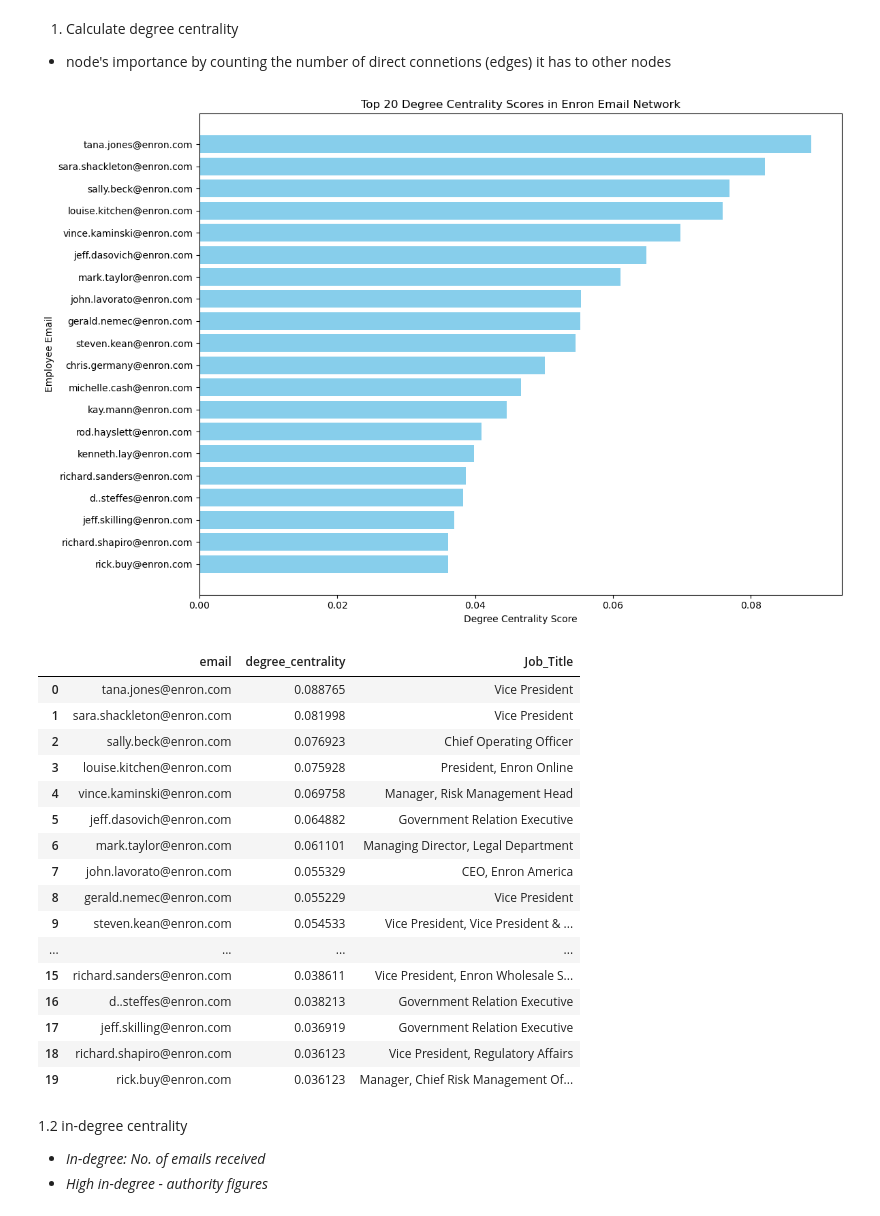
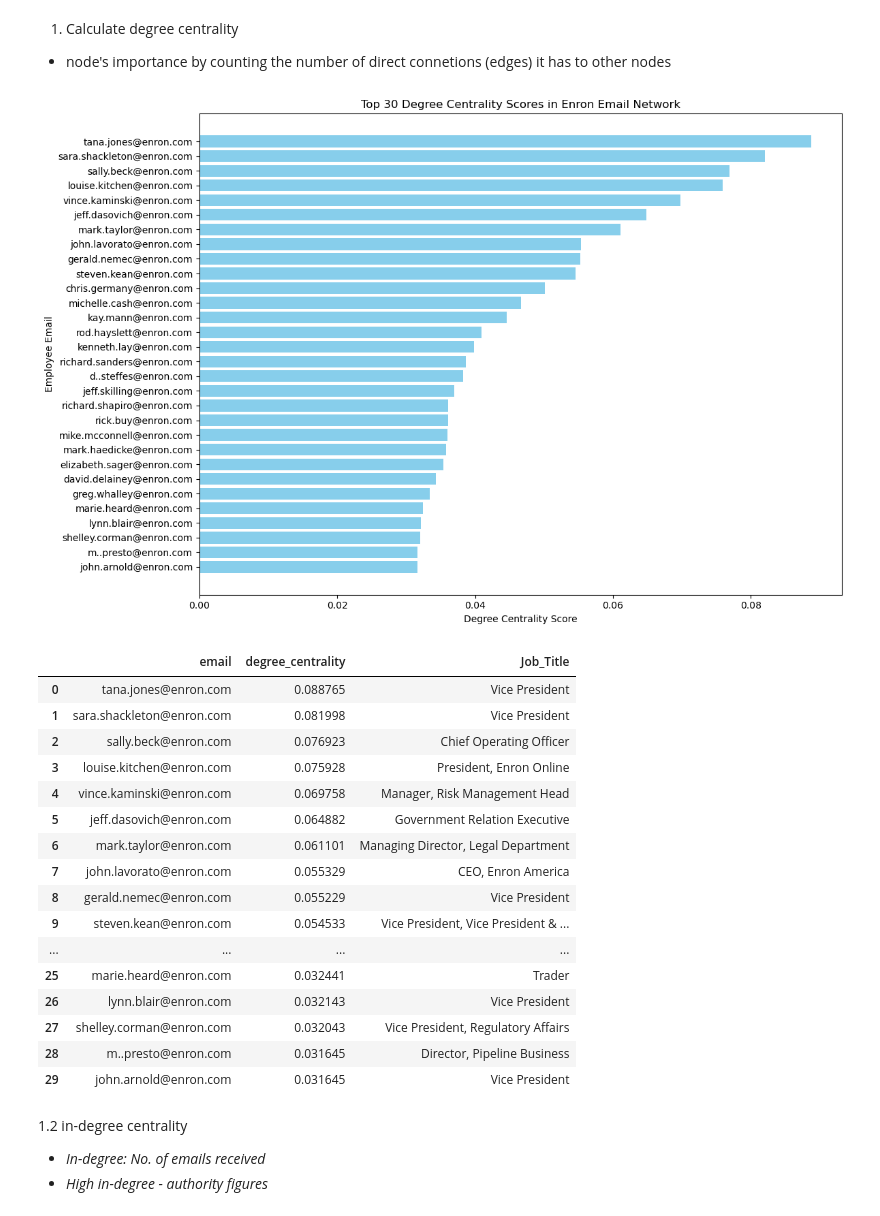
Before and after one commit to HanWeiOng/IS450G2, a Jupyter notebook: social_network/social_network_withroles_V2.ipynb, the cells around one changed output. Saved outputs shown, nothing was run; the diff lists cells and outputs as text; code cells hidden in the pictures.

```diff
--- a/social_network/social_network_withroles_V2.ipynb
+++ b/social_network/social_network_withroles_V2.ipynb
@@ -147,44 +150,44 @@ degree_centrality = nx.degree_centrality(G)
 # %%
 # Sort nodes by degree centrality scores in descending order
 sorted_degree_centrality = sorted(degree_centrality.items(), key=lambda x: x[1], reverse=True)
 
-# Get the top 20 nodes with the highest degree centrality
-top_20 = sorted_degree_centrality[:20]
+# Get the top 30 nodes with the highest degree centrality
+top_30 = sorted_degree_centrality[:30]
 
 # Extract names and scores for the bar graph
-names = [x[0] for x in top_20]
-scores = [x[1] for x in top_20]
+names = [x[0] for x in top_30]
+scores = [x[1] for x in top_30]
 
 plt.figure(figsize=(12, 8))
 plt.barh(names, scores, color='skyblue')
 plt.xlabel('Degree Centrality Score')
 plt.ylabel('Employee Email')
-plt.title('Top 20 Degree Centrality Scores in Enron Email Network')
+plt.title('Top 30 Degree Centrality Scores in Enron Email Network')
 plt.gca().invert_yaxis()
 plt.tight_layout()
 
 plt.show()
 # %% [output]
-[figure, old version]
+[figure, new version]
 # %%
-# Extract email addresses of the top 20
-top_20_emails = [x[0] for x in top_20]
+# Extract email addresses of the top 30
+top_30_emails = [x[0] for x in top_30]
 
 # Create a dictionary to store email-job_title pairs
 email_to_job_title = {}
 
 # Look through the entire 'From' list and match with the top 20 emails
-for email in top_20_emails:
+for email in top_30_emails:
     job_title = data.loc[data['From'] == email, 'Job_Title'].drop_duplicates().values
     if len(job_title) > 0:
         email_to_job_title[email] = job_title[0]
     else:
         email_to_job_title[email] = 'Unknown'
 
-top_20_with_titles = pd.DataFrame(top_20, columns=['email', 'degree_centrality'])
-top_20_with_titles['Job_Title'] = top_20_with_titles['email'].map(email_to_job_title)
+top_30_with_titles = pd.DataFrame(top_30, columns=['email', 'degree_centrality'])
+top_30_with_titles['Job_Title'] = top_30_with_titles['email'].map(email_to_job_title)
 
-top_20_with_titles.head(20)
+top_30_with_titles.head(30)
 # %% [output]
 |  | email | degree_centrality | Job_Title |
 | 0 | tana.jones@enron.com | 0.088765 | Vice President |
@@ -198,11 +201,11 @@ top_20_with_titles.head(20)
 | 8 | gerald.nemec@enron.com | 0.055229 | Vice President |
 | 9 | steven.kean@enron.com | 0.054533 | Vice President, Vice President & ... |
 | ... | ... | ... | ... |
-| 15 | richard.sanders@enron.com | 0.038611 | Vice President, Enron Wholesale S... |
-| 16 | d..steffes@enron.com | 0.038213 | Government Relation Executive |
-| 17 | jeff.skilling@enron.com | 0.036919 | Government Relation Executive |
-| 18 | richard.shapiro@enron.com | 0.036123 | Vice President, Regulatory Affairs |
-| 19 | rick.buy@enron.com | 0.036123 | Manager, Chief Risk Management Of... |
+| 25 | marie.heard@enron.com | 0.032441 | Trader |
+| 26 | lynn.blair@enron.com | 0.032143 | Vice President |
+| 27 | shelley.corman@enron.com | 0.032043 | Vice President, Regulatory Affairs |
+| 28 | m..presto@enron.com | 0.031645 | Director, Pipeline Business |
+| 29 | john.arnold@enron.com | 0.031645 | Vice President |
 # %% [markdown]
 1.2 in-degree centrality
 - <i>In-degree: No. of emails received
```
Also changed, not shown: parts of 25 cells of this notebook.
